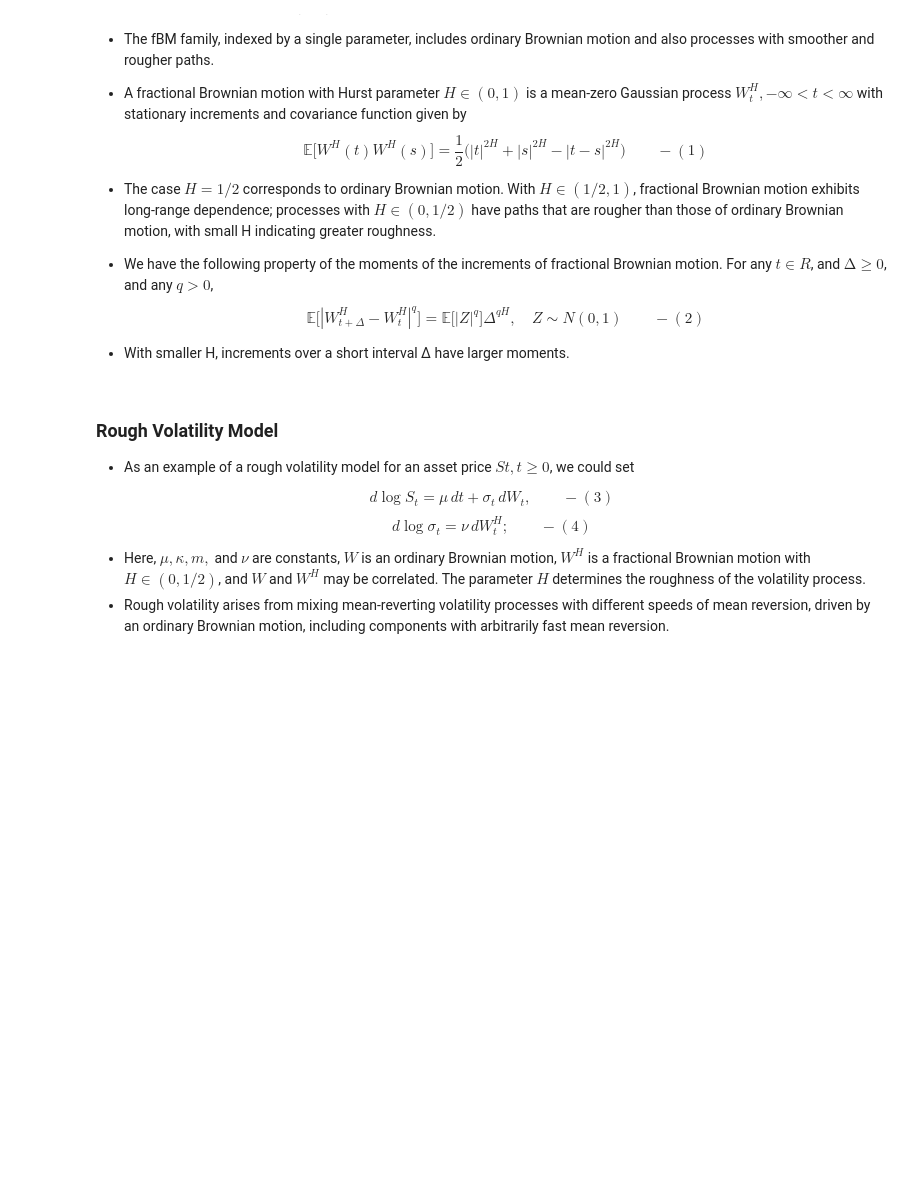
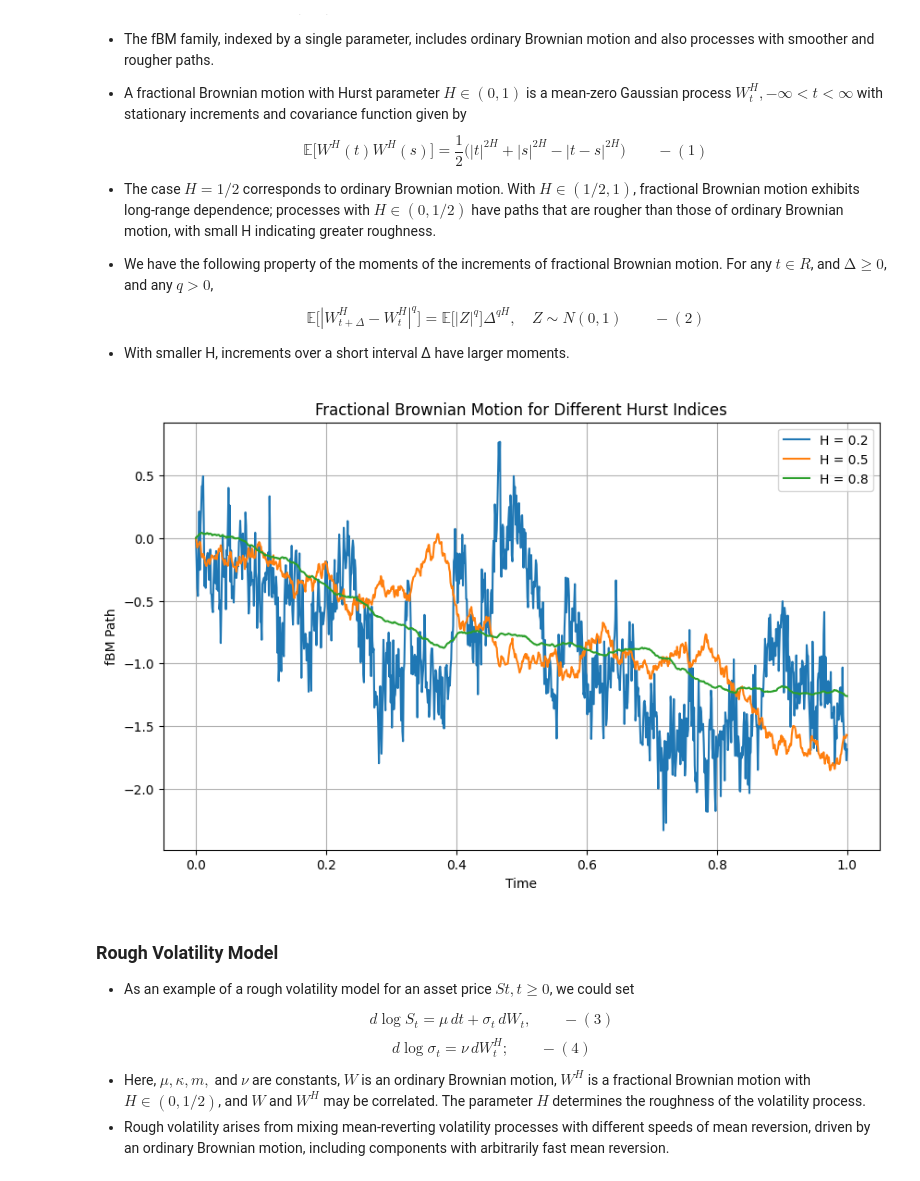
Before and after one commit to roshnx/buy-rough-sell-smooth, a Jupyter notebook: Realized_Vol_Regression.ipynb, the cells around one changed output. Saved outputs shown, nothing was run; the diff lists cells and outputs as text; code cells hidden in the pictures; blank space fills up the shorter version.

```diff
--- a/Realized_Vol_Regression.ipynb
+++ b/Realized_Vol_Regression.ipynb
@@ -27,6 +29,46 @@ $$
 $$
 
 - With smaller H, increments over a short interval ∆ have larger moments.
+# %%
+def fbm(T, N, H):
+    dt = T / N
+    t = np.linspace(0, T, N+1)
+
+    gamma = np.zeros((N+1, N+1))
+    for i in range(N+1):
+        for j in range(N+1):
+            gamma[i, j] = 0.5 * (abs(i * dt)**(2*H) + abs(j * dt)**(2*H) - abs((i-j) * dt)**(2*H))
+
+
+    eigvals, eigvecs = eigh(gamma)
+    eigvals = np.maximum(eigvals, 0)
+    L = eigvecs @ np.diag(np.sqrt(eigvals))
+
+    np.random.seed(42)
+    Z = np.random.randn(N+1)
+
+    W = np.dot(L, Z)
+
+    return t, W
+
+T = 1.0
+N = 1000
+H_values = [0.2, 0.5, 0.8]
+
+plt.figure(figsize=(10, 6))
+
+for H in H_values:
+    t, W = fbm(T, N, H)
+    plt.plot(t, W, label=f"H = {H}")
+
+plt.xlabel("Time")
+plt.ylabel("fBM Path")
+plt.title("Fractional Brownian Motion for Different Hurst Indices")
+plt.legend()
+plt.grid()
+plt.show(block=True)
+# %% [output]
+[figure, added]
 # %% [markdown]
 ### Rough Volatility Model
 - As an example of a rough volatility model for an asset price ${St, t ≥ 0}$, we could set
```
Also changed, not shown: parts of 1 cell of this notebook, 1 other file.
